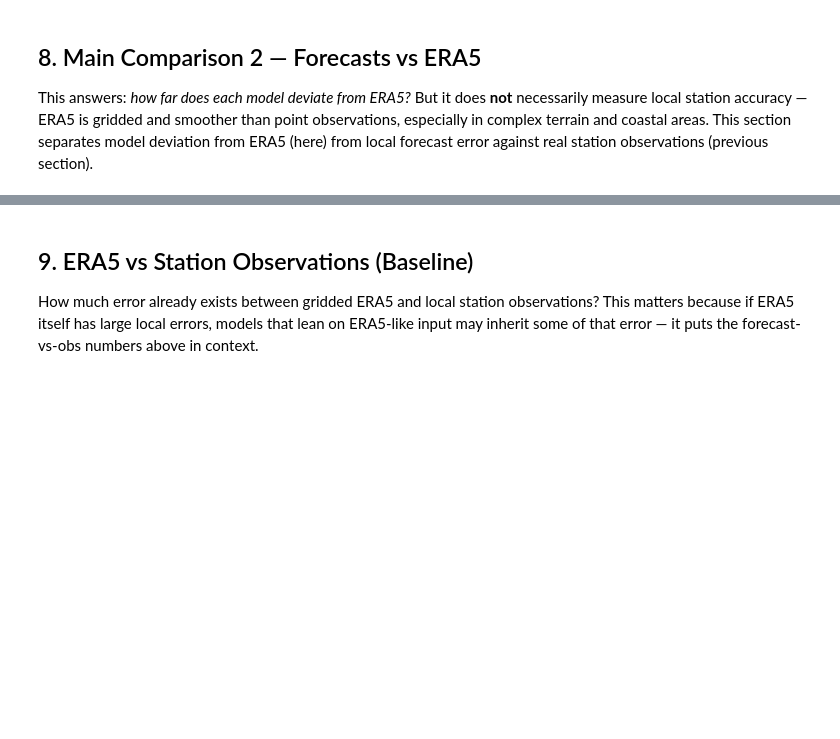
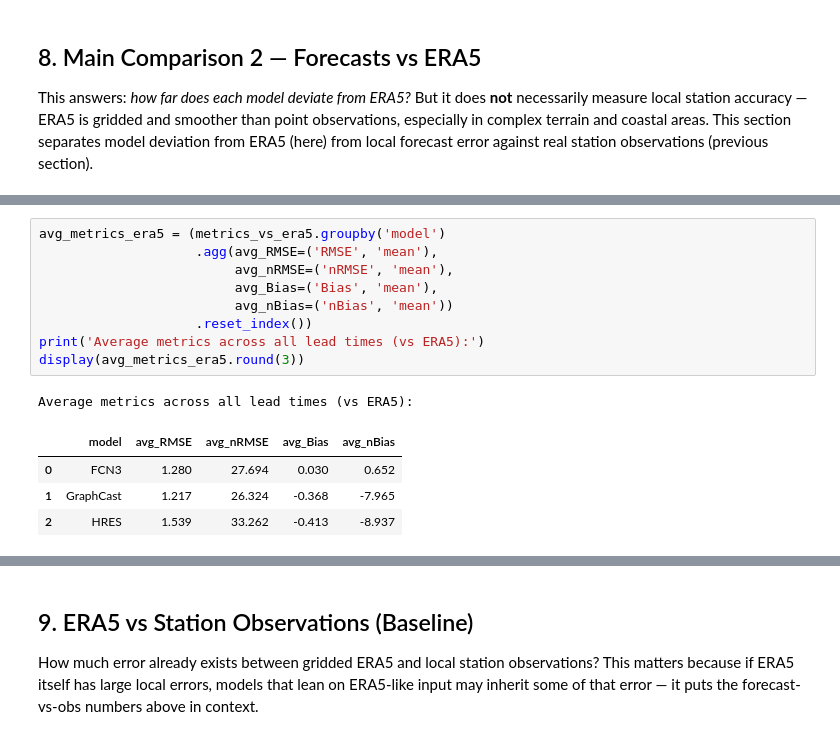
Before and after one commit to chensy618/WF-experiments, a Jupyter notebook: experiments/notebooks/model_comparison_analysis_72h.ipynb, the cells around one changed output, grey strips where cells are left out. Drawn from its saved outputs; the diff is of its cells as text; blank space fills up the shorter version.

```diff
--- a/experiments/notebooks/model_comparison_analysis_72h.ipynb
+++ b/experiments/notebooks/model_comparison_analysis_72h.ipynb
@@ -778,3 +1045,18 @@ display(metrics_vs_era5.round(3))
+# %%
+avg_metrics_era5 = (metrics_vs_era5.groupby('model')
+                    .agg(avg_RMSE=('RMSE', 'mean'),
+                         avg_nRMSE=('nRMSE', 'mean'),
+                         avg_Bias=('Bias', 'mean'),
+                         avg_nBias=('nBias', 'mean'))
+                    .reset_index())
+print('Average metrics across all lead times (vs ERA5):')
+display(avg_metrics_era5.round(3))
+# %% [output]
+Average metrics across all lead times (vs ERA5):
+|  | model | avg_RMSE | avg_nRMSE | avg_Bias | avg_nBias |
+| 0 | FCN3 | 1.280 | 27.694 | 0.030 | 0.652 |
+| 1 | GraphCast | 1.217 | 26.324 | -0.368 | -7.965 |
+| 2 | HRES | 1.539 | 33.262 | -0.413 | -8.937 |
 # %%
 # Bar chart: RMSE / MAE / Bias / nRMSE by model and lead time, vs ERA5
 fig, axes = plt.subplots(1, 4, figsize=(20, 5))
```
Also changed, not shown: parts of 25 cells of this notebook.
